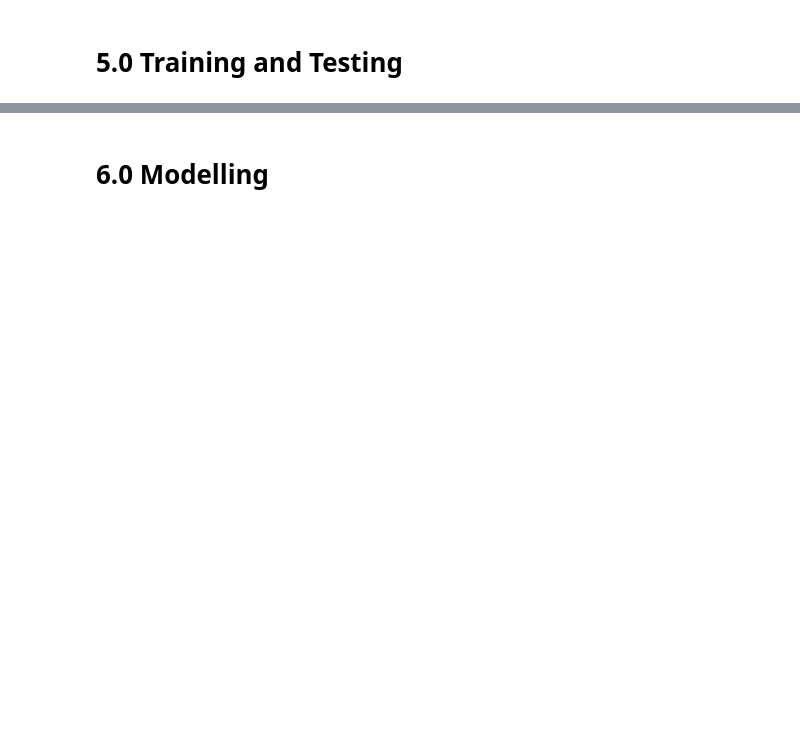
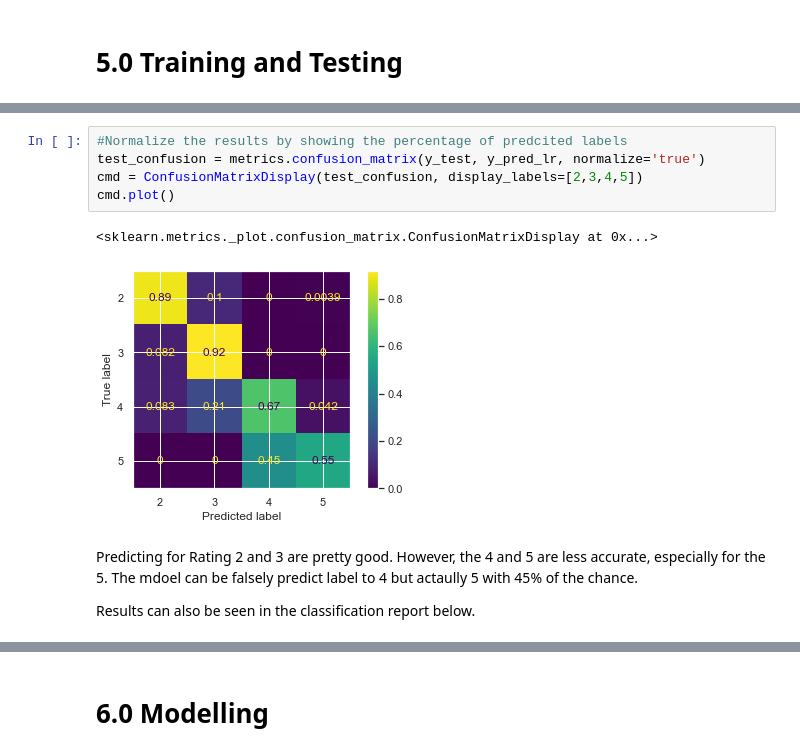
Before and after one commit to AndyGongDS/Review_Analysis_Using_NLP, a Jupyter notebook: notebooks/Reviews Analysis Using NLP.ipynb, the cells around one changed output, grey strips where cells are left out. Saved outputs shown, nothing was run; the diff lists cells and outputs as text; blank space fills up the shorter version.

```diff
--- a/notebooks/Reviews Analysis Using NLP.ipynb
+++ b/notebooks/Reviews Analysis Using NLP.ipynb
@@ -525,0 +627,12 @@ The word "Good", "Fair", "Poor" have very strong meaning of the conditions.
+# %%
+#Normalize the results by showing the percentage of predcited labels
+test_confusion = metrics.confusion_matrix(y_test, y_pred_lr, normalize='true')
+cmd = ConfusionMatrixDisplay(test_confusion, display_labels=[2,3,4,5])
+cmd.plot()
+# %% [output]
+<sklearn.metrics._plot.confusion_matrix.ConfusionMatrixDisplay at 0x...>
+[figure, added]
+# %% [markdown]
+Predicting for Rating 2 and 3 are pretty good. However, the 4 and 5 are less accurate, especially for the 5. The mdoel can be falsely predict label to 4 but actaully 5 with 45% of the chance.
+
+Results can also be seen in the classification report below.
```
Also changed, not shown: parts of 80 cells of this notebook.
